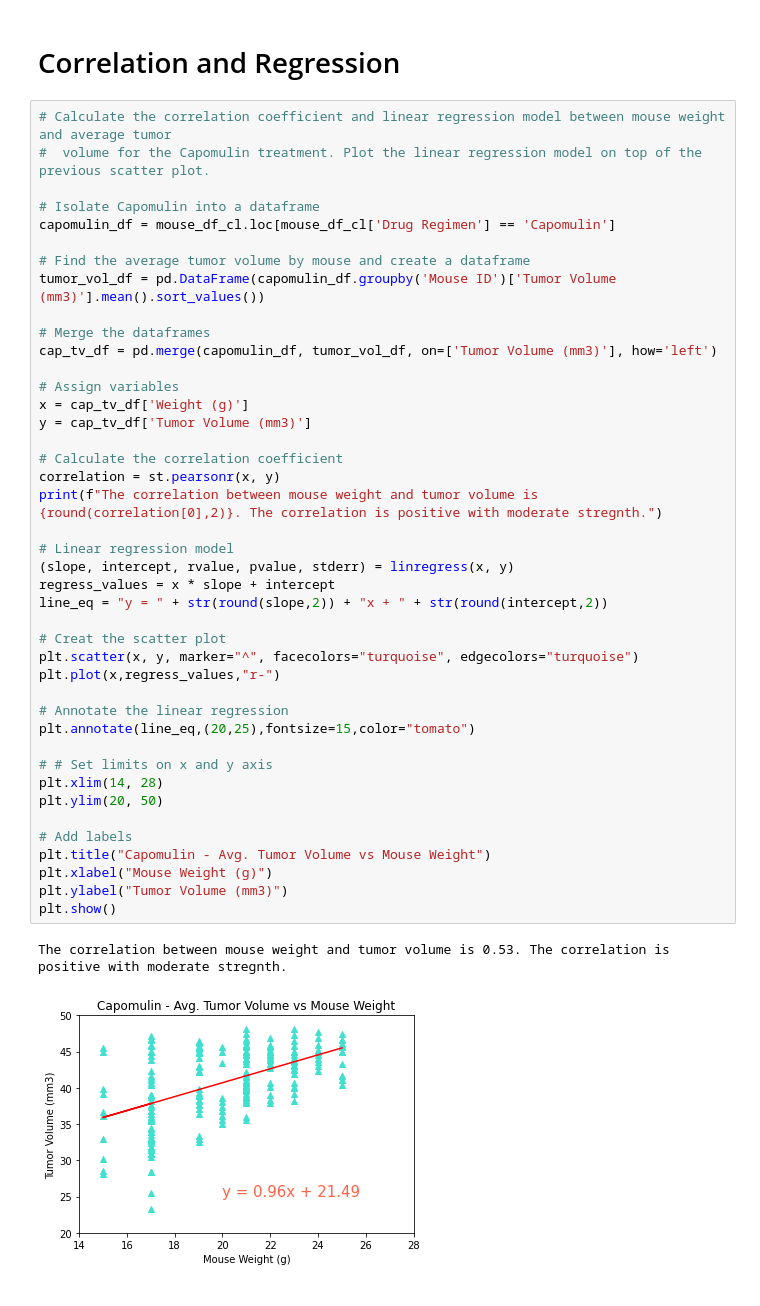
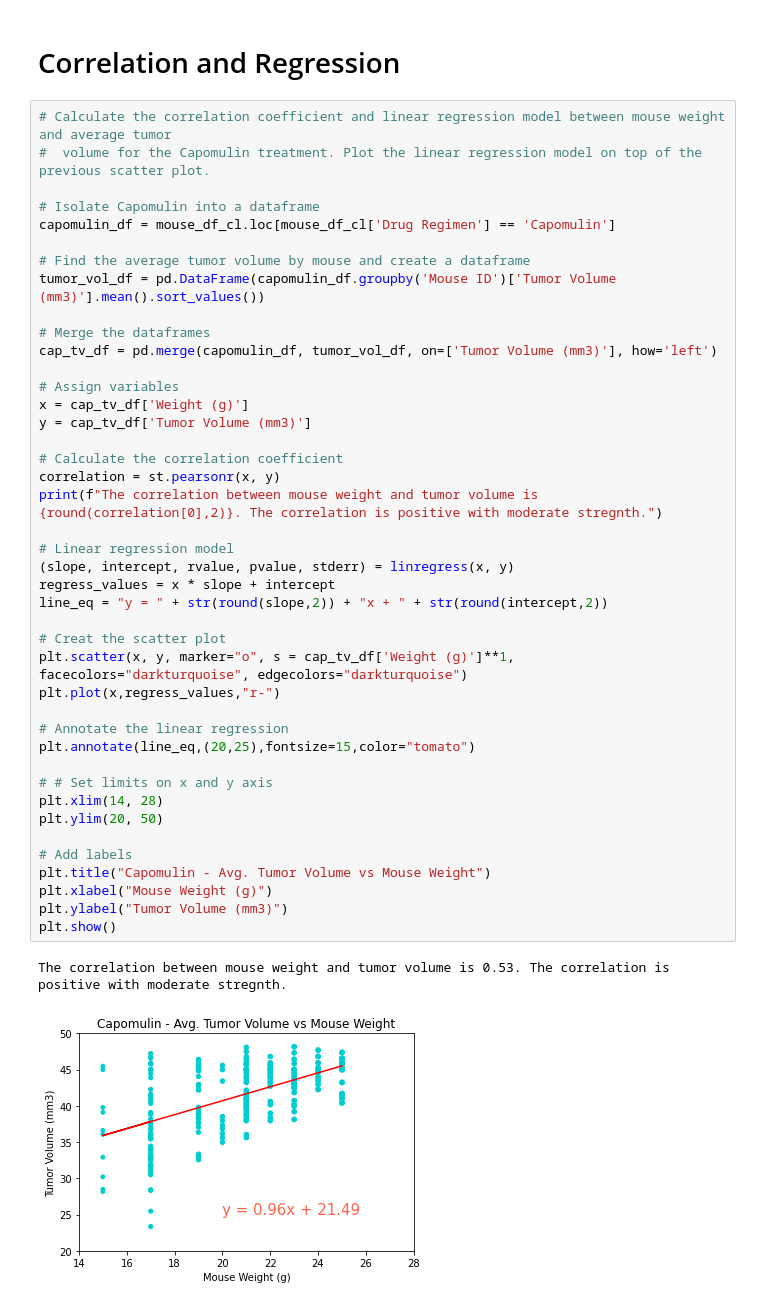
Before and after one commit to amilton11/matplotlib_HW, a Jupyter notebook: pymaceuticals_starter_1.20.21.ipynb, the cells around one changed output. Drawn from its saved outputs; the diff is of its cells as text.

```diff
--- a/pymaceuticals_starter_1.20.21.ipynb
+++ b/pymaceuticals_starter_1.20.21.ipynb
@@ -456,32 +461,32 @@ cap_tv_df = pd.merge(capomulin_df, tumor_vol_df, on=['Tumor Volume (mm3)'], how=
 # Assign variables
 x = cap_tv_df['Weight (g)']
 y = cap_tv_df['Tumor Volume (mm3)']
 
 # Calculate the correlation coefficient
 correlation = st.pearsonr(x, y)
 print(f"The correlation between mouse weight and tumor volume is {round(correlation[0],2)}. The correlation is positive with moderate stregnth.")
 
 # Linear regression model
 (slope, intercept, rvalue, pvalue, stderr) = linregress(x, y)
 regress_values = x * slope + intercept
 line_eq = "y = " + str(round(slope,2)) + "x + " + str(round(intercept,2))
 
 # Creat the scatter plot
-plt.scatter(x, y, marker="^", facecolors="turquoise", edgecolors="turquoise")
+plt.scatter(x, y, marker="o", s = cap_tv_df['Weight (g)']**1, facecolors="darkturquoise", edgecolors="darkturquoise")
 plt.plot(x,regress_values,"r-")
 
 # Annotate the linear regression
 plt.annotate(line_eq,(20,25),fontsize=15,color="tomato")
 
 # # Set limits on x and y axis
 plt.xlim(14, 28)
 plt.ylim(20, 50)
 
 # Add labels
 plt.title("Capomulin - Avg. Tumor Volume vs Mouse Weight")
 plt.xlabel("Mouse Weight (g)")
 plt.ylabel("Tumor Volume (mm3)")
 plt.show()
 # %% [output]
 The correlation between mouse weight and tumor volume is 0.53. The correlation is positive with moderate stregnth.
-[figure, old version]
+[figure, new version]
```
Also changed, not shown: parts of 10 cells of this notebook.
